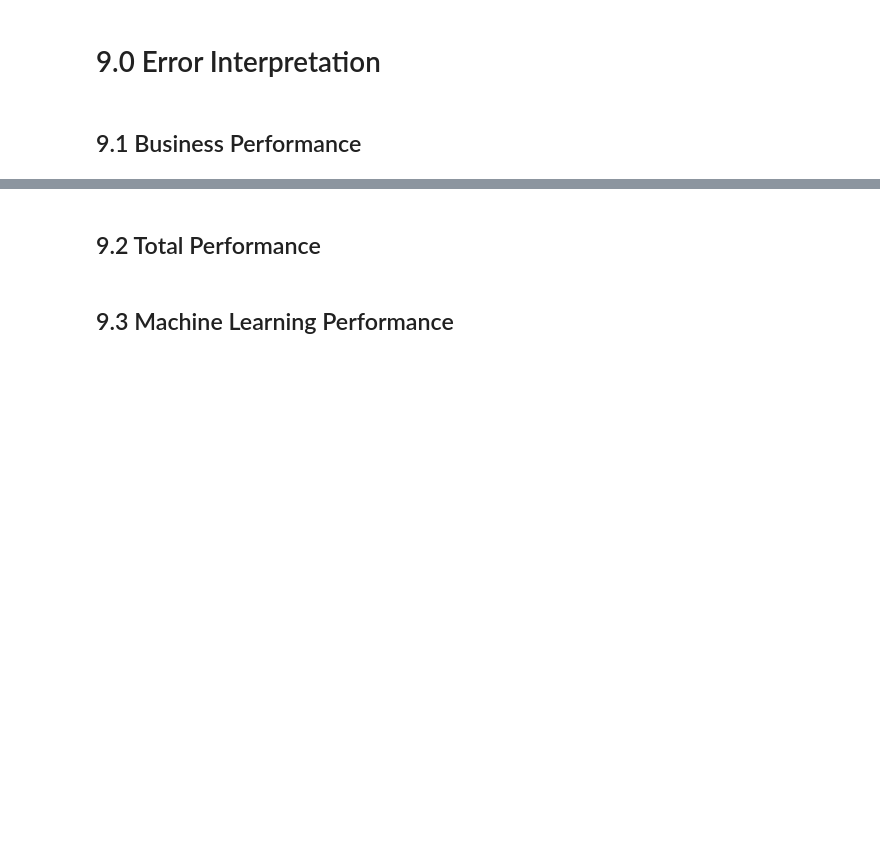
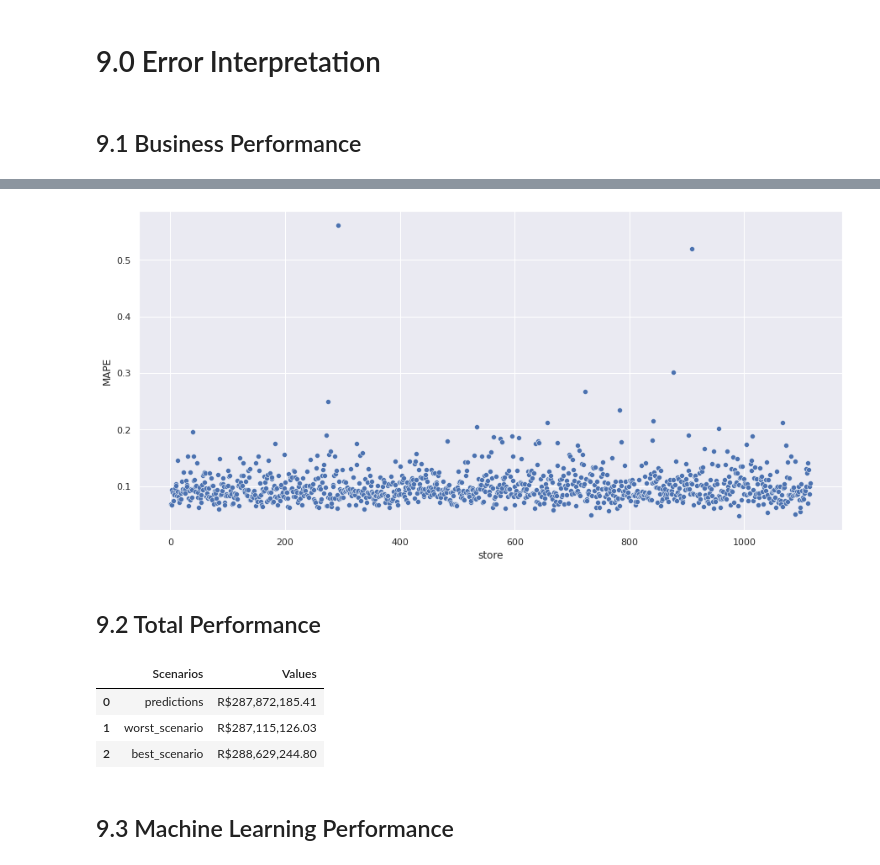
Before and after one commit to brunalimap/Rossmann_Stores, a Jupyter notebook: notebooks/m010_v01_store_sales_prediction.ipynb, the cells around one changed output, grey strips where cells are left out. Drawn from its saved outputs; the diff is of its cells as text; code cells hidden in the pictures; blank space fills up the shorter version.

```diff
--- a/notebooks/m010_v01_store_sales_prediction.ipynb
+++ b/notebooks/m010_v01_store_sales_prediction.ipynb
@@ -1387,8 +1405,19 @@ df9_aux4= df9_aux4[['store','predictions','worst_scenario','best_scenario','MAE'
+# %%
+plt.figure(figsize = (15,7))
+sns.scatterplot(x = 'store',y = 'MAPE', data = df9_aux4);
+# %% [output]
+[figure, added]
 # %% [markdown]
 ## 9.2 Total Performance
 # %%
 df9_aux5 = df9_aux4[['predictions','worst_scenario','best_scenario']].apply(lambda x: np.sum(x),axis=0).reset_index().rename(columns={'index': 'Scenarios',0:'Values'})
 df9_aux5['Values'] = df9_aux5['Values'].map('R${:,.2f}'.format)
+df9_aux5
+# %% [output]
+|  | Scenarios | Values |
+| 0 | predictions | R$287,872,185.41 |
+| 1 | worst_scenario | R$287,115,126.03 |
+| 2 | best_scenario | R$288,629,244.80 |
 # %% [markdown]
 ## 9.3 Machine Learning Performance
 # %%
```
Also changed, not shown: parts of 17 cells of this notebook.
